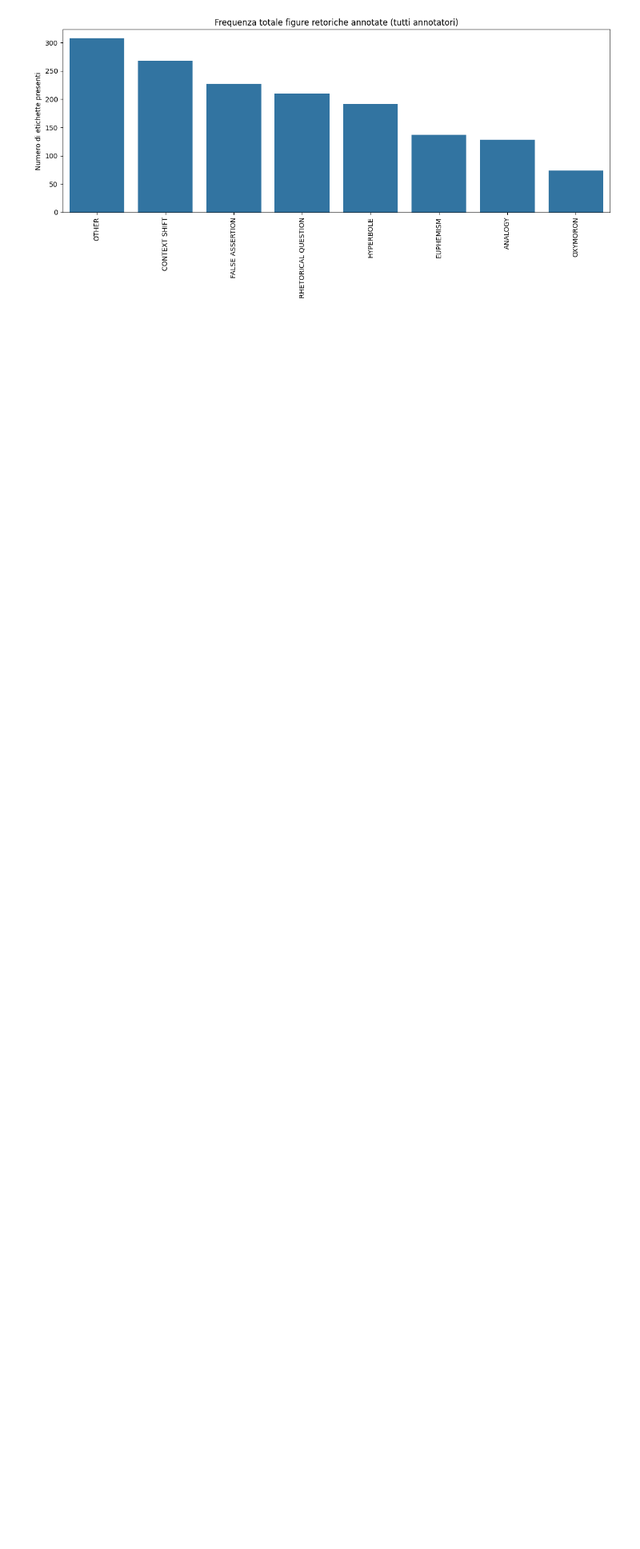
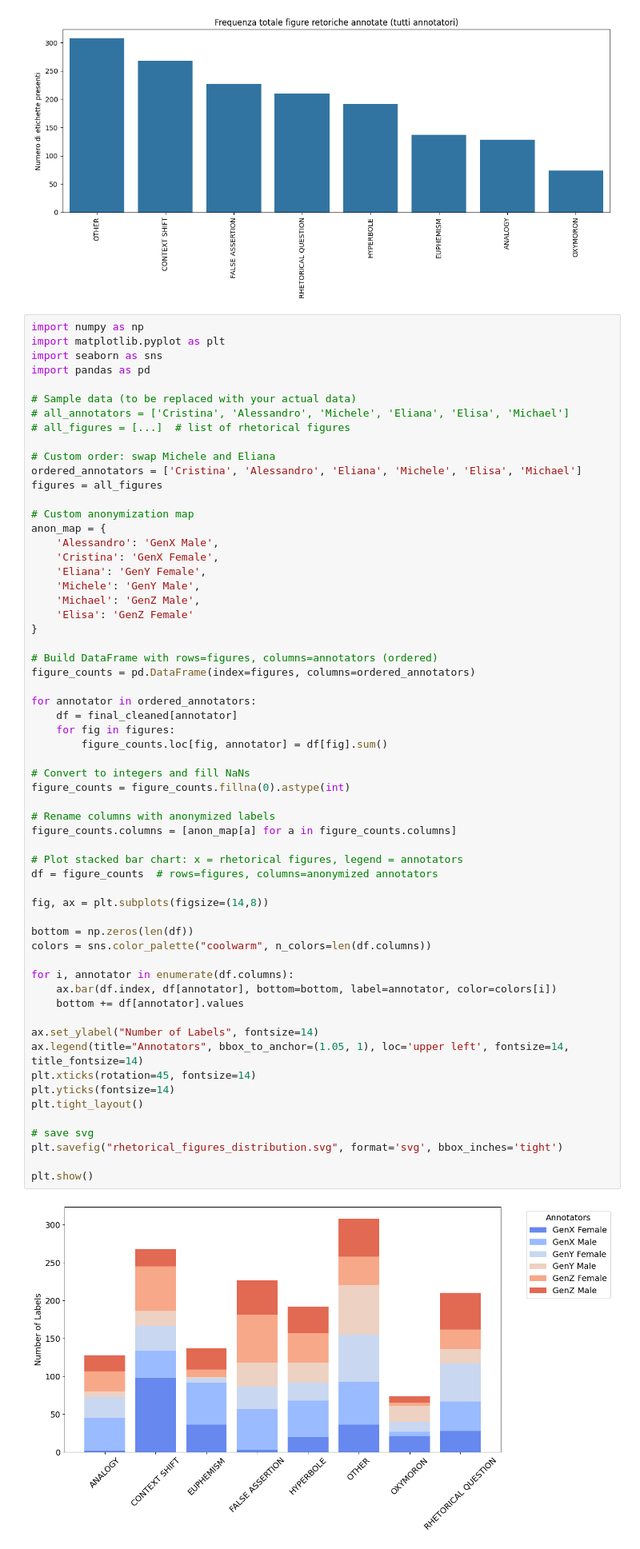
Before and after one commit to MichaelOliverio/perspectivist-understanding-rhetorical-figures, a Jupyter notebook: perspectivist-analysis/humans/perspectivist_analysis.ipynb, the cells around one changed output. Shown: that part at 80% size. Cells and saved outputs as stored; diff of their text form; blank space fills up the shorter version.

```diff
--- a/perspectivist-analysis/humans/perspectivist_analysis.ipynb
+++ b/perspectivist-analysis/humans/perspectivist_analysis.ipynb
@@ -325,3 +428,65 @@ plt.tight_layout()
 plt.show()
 # %% [output]
 [figure]
+# %%
+import numpy as np
+import matplotlib.pyplot as plt
+import seaborn as sns
+import pandas as pd
+
+# Sample data (to be replaced with your actual data)
+# all_annotators = ['Cristina', 'Alessandro', 'Michele', 'Eliana', 'Elisa', 'Michael']
+# all_figures = [...]  # list of rhetorical figures
+
+# Custom order: swap Michele and Eliana
+ordered_annotators = ['Cristina', 'Alessandro', 'Eliana', 'Michele', 'Elisa', 'Michael']
+figures = all_figures
+
+# Custom anonymization map
+anon_map = {
+    'Alessandro': 'GenX Male',
+    'Cristina': 'GenX Female',
+    'Eliana': 'GenY Female',
+    'Michele': 'GenY Male',
+    'Michael': 'GenZ Male',
+    'Elisa': 'GenZ Female'
+}
+
+# Build DataFrame with rows=figures, columns=annotators (ordered)
+figure_counts = pd.DataFrame(index=figures, columns=ordered_annotators)
+
+for annotator in ordered_annotators:
+    df = final_cleaned[annotator]
+    for fig in figures:
+        figure_counts.loc[fig, annotator] = df[fig].sum()
+
+# Convert to integers and fill NaNs
+figure_counts = figure_counts.fillna(0).astype(int)
+
+# Rename columns with anonymized labels
+figure_counts.columns = [anon_map[a] for a in figure_counts.columns]
+
+# Plot stacked bar chart: x = rhetorical figures, legend = annotators
+df = figure_counts  # rows=figures, columns=anonymized annotators
+
+fig, ax = plt.subplots(figsize=(14,8))
+
+bottom = np.zeros(len(df))
+colors = sns.color_palette("coolwarm", n_colors=len(df.columns))
+
+for i, annotator in enumerate(df.columns):
+    ax.bar(df.index, df[annotator], bottom=bottom, label=annotator, color=colors[i])
+    bottom += df[annotator].values
+
+ax.set_ylabel("Number of Labels", fontsize=14)
+ax.legend(title="Annotators", bbox_to_anchor=(1.05, 1), loc='upper left', fontsize=14, title_fontsize=14)
+plt.xticks(rotation=45, fontsize=14)
+plt.yticks(fontsize=14)
+plt.tight_layout()
+
+# save svg
+plt.savefig("rhetorical_figures_distribution.svg", format='svg', bbox_inches='tight')
+
+plt.show()
+# %% [output]
+[figure, added]
```
Also changed, not shown: parts of 16 cells of this notebook, 15 other files.
